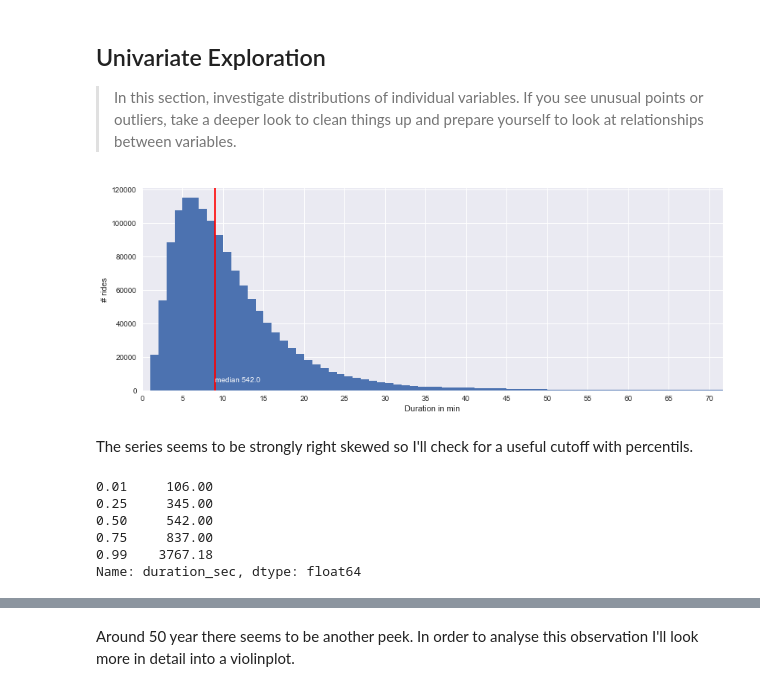
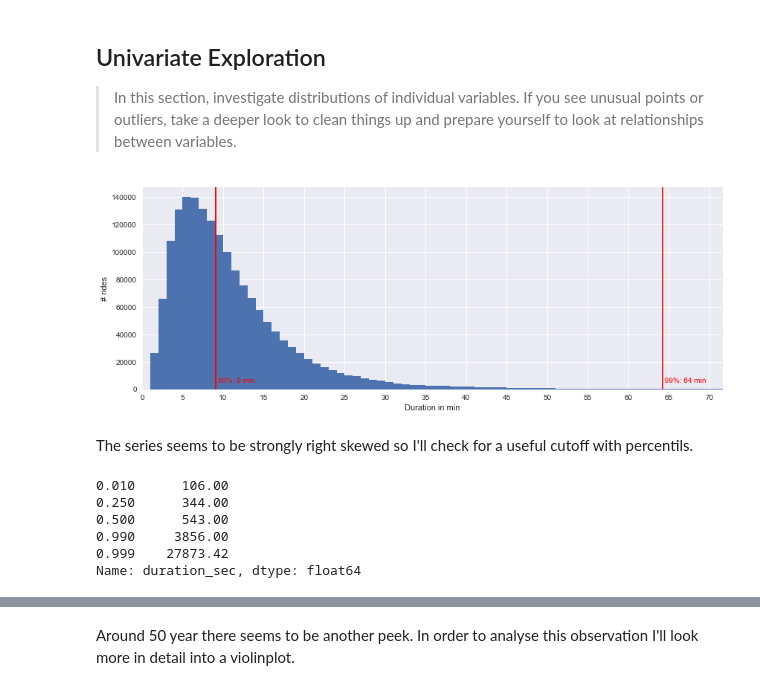
Before and after one commit to infoStunde/DAND-Project5, a Jupyter notebook: exploration_template.ipynb, the cells around one changed output, grey strips where cells are left out. Cells and saved outputs as stored; diff of their text form; code cells hidden in the pictures.

```diff
--- a/exploration_template.ipynb
+++ b/exploration_template.ipynb
@@ -57,36 +80,44 @@ User Type: Customer -> Subscriber
 you see unusual points or outliers, take a deeper look to clean things up
 and prepare yourself to look at relationships between variables.
 # %%
-# start with a standard hist plot of ride duration
+# How long does the average trip take/ start with a standard hist plot of ride duration
 binsize = 60
 bins = np.arange(0, rides['duration_sec'].max()+binsize, binsize)
 
 plt.figure(figsize=[14, 5])
 plt.hist(data = rides, x = 'duration_sec', bins = bins)
 plt.xlabel('Duration in min')
 xticks = np.arange(0,4000+300, 300)
 xticksl= [int(x/60) for x in xticks]
 plt.xticks(xticks,xticksl)
 plt.xlim(0,4300)
 plt.ylabel('# rides')
 plt.axvline(rides.duration_sec.median(), color='r')
+
+
+## The 99% line
+uperPercentile = rides.duration_sec.quantile(0.99)
+plt.axvline(uperPercentile, color='r')
+plt.text(x=uperPercentile, y=5e3, s=' 99%: {} min'.format(int(uperPercentile/60)), color='r')
+
+## The 50% line
 median=rides.duration_sec.median()
 plt.axvline(median, color='r')
-plt.text(x=median, y=5e3, s='median: {}'.format(median), color='w')
+plt.text(x=median, y=5e3, s=' 50%: {} min'.format(int(median/60)), color='r')
 plt.show()
 # %% [output]
-[figure, old version]
+[figure, new version]
 # %% [markdown]
 The series seems to be strongly right skewed so I'll check for a useful cutoff with percentils.
 # %%
 # duration is strongly right skewed
-rides.duration_sec.quantile([.01,.25,.5,.75,.99])
+rides.duration_sec.quantile([.01,.25,.5,.99,.999])
 # %% [output]
-0.01     106.00
-0.25     345.00
-0.50     542.00
-0.75     837.00
-0.99    3767.18
+0.010      106.00
+0.250      344.00
+0.500      543.00
+0.990     3856.00
+0.999    27873.42
 Name: duration_sec, dtype: float64
 # %%
 # another hist of age with 10% 50% and 75% quantiles
```
Also changed, not shown: parts of 37 cells of this notebook, 1 other file.
